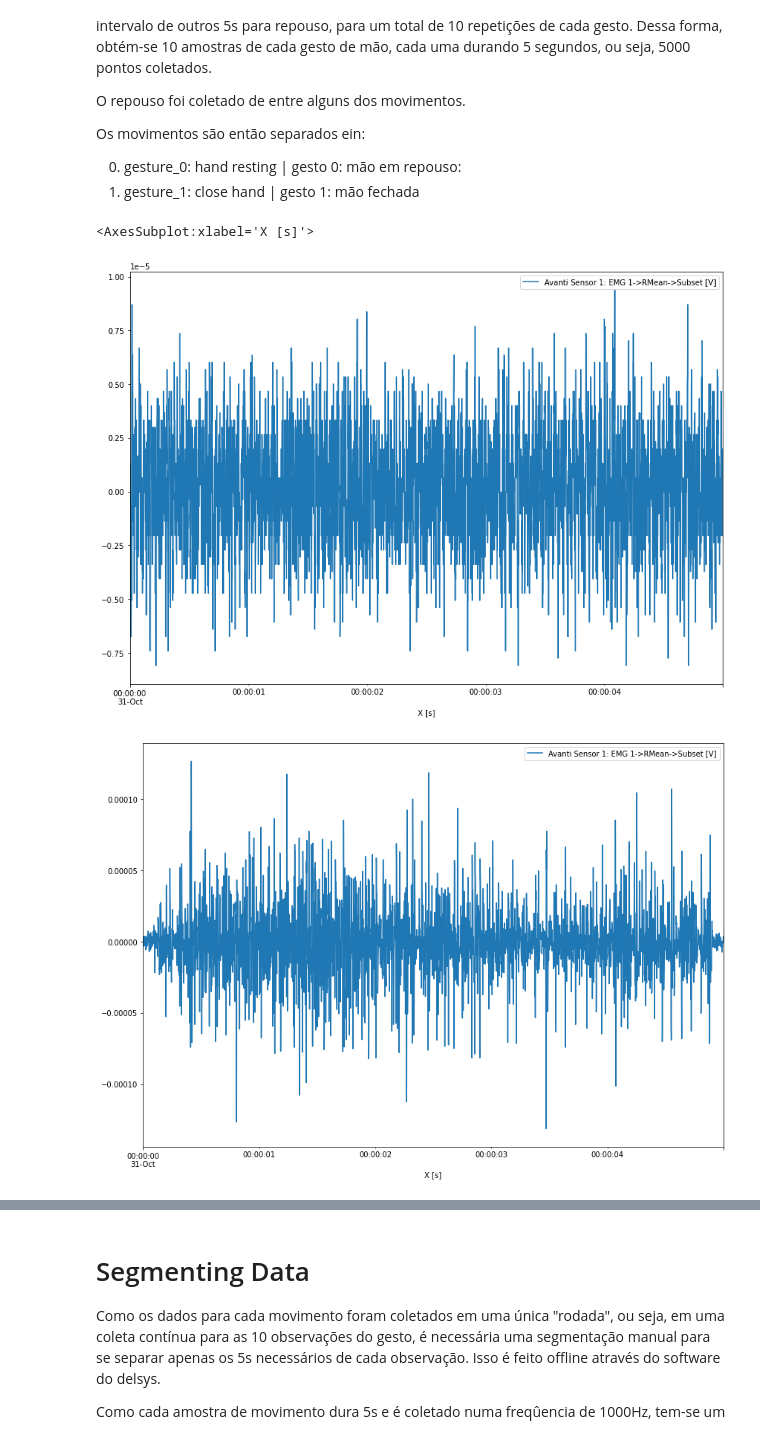
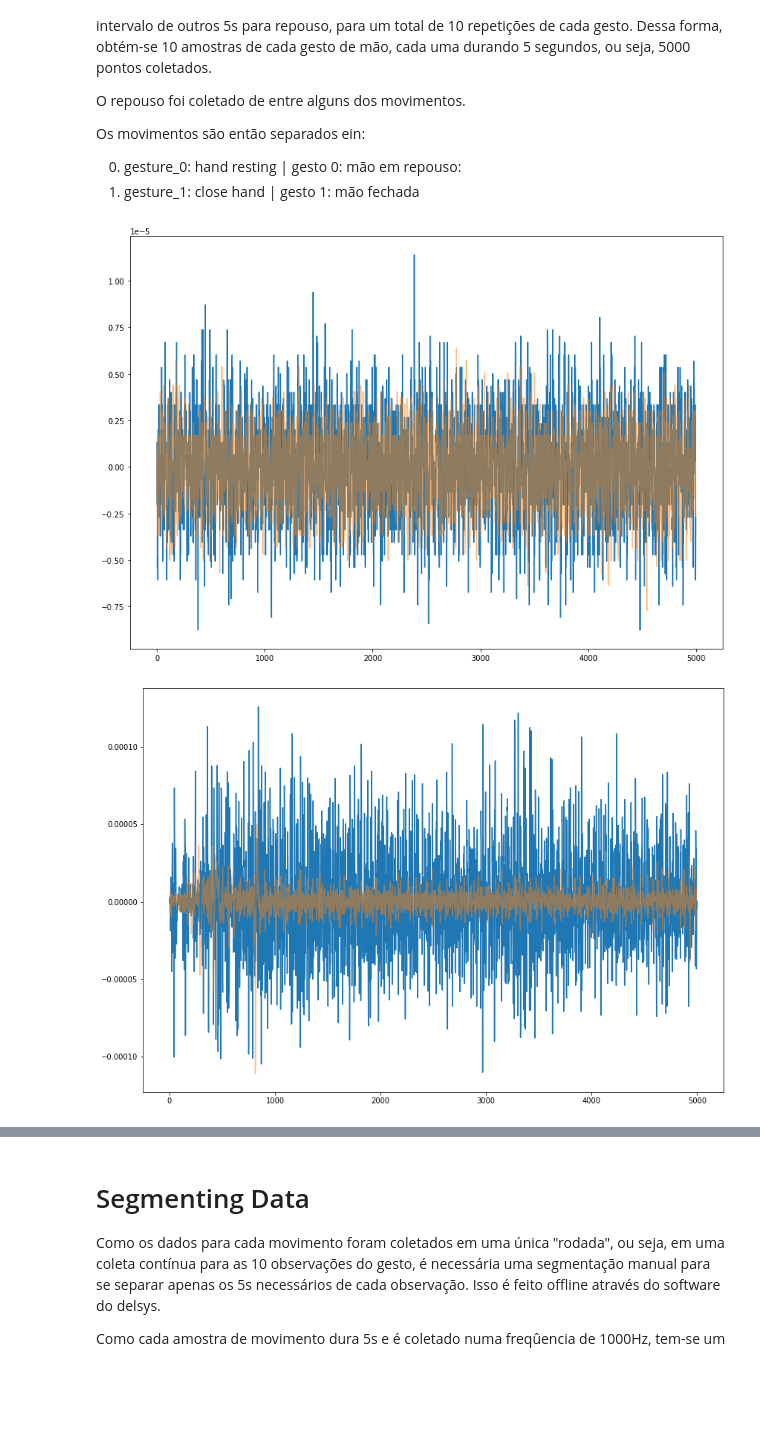
Before and after one commit to raphaelrcb/HMM_Classifier, a Jupyter notebook: Classifier_2channels.ipynb, the cells around one changed output, grey strips where cells are left out. Drawn from its saved outputs; the diff is of its cells as text; code cells hidden in the pictures; blank space fills up the shorter version.

Commit message:
implemented functions for 2 channels of emg

```diff
--- a/Classifier_2channels.ipynb
+++ b/Classifier_2channels.ipynb
@@ -15,6 +15,7 @@ Os movimentos são então separados ein:
 import numpy as np
 import pandas as pd
 from pandas import read_csv
+import matplotlib.pyplot as plt
 import hmmlearn
 
 gesture_samples = 10
@@ -23,40 +24,87 @@ file_name = 'https://raw.githubusercontent.com/raphaelrcb/TCC_UnB/raphael_dev/da
 file_name2 = 'https://raw.githubusercontent.com/raphaelrcb/TCC_UnB/raphael_dev/data/channel2_gesture_0_0.csv'
 
 # rest_hand_series = read_csv(file_name, header=1, usecols = [0,1], index_col = 0)
 rest_hand_series = []
 close_hand_series = []
 open_hand_series = []
 
 rest_hand_series2 = []
 close_hand_series2 = []
 open_hand_series2 = []
 
+# rest_hand_file2 = file_name2[:len(file_name2)-5] + str(888) + file_name2[len(file_name2)-4:]
+# print(rest_hand_file2)
+
 for i in range(gesture_samples):
     rest_hand_file =    file_name[:len(file_name)-5] + str(i) + file_name[len(file_name)-4:]
+    rest_hand_file2 = file_name2[:len(file_name2)-5] + str(i) + file_name2[len(file_name2)-4:]
     close_hand_file =   file_name[:len(file_name)-7] + "1_" + str(i) + file_name[len(file_name)-4:]
+    close_hand_file2 =   file_name2[:len(file_name2)-7] + "1_" + str(i) + file_name2[len(file_name2)-4:]
     open_hand_file =   file_name[:len(file_name)-7] + "2_" + str(i) + file_name[len(file_name)-4:]
-
-    # print(rest_hand_file)
+    open_hand_file2 =   file_name2[:len(file_name2)-7] + "2_" + str(i) + file_name2[len(file_name2)-4:]
+    # print(rest_hand_file) CHANNEL 1
     rest_hand_series.append(read_csv(rest_hand_file, header=1, usecols = [0,1], index_col = 0))
     rest_hand_series[i].index = pd.to_datetime(rest_hand_series[i].index, unit = 's', origin= 'unix')
     rest_hand_series[i].index = rest_hand_series[i].index.map(lambda t: t.replace(year=2021, month=10, day=31, hour=00))
     rest_hand_series[i].index = pd.DatetimeIndex(rest_hand_series[i].index).to_period('L')
-    # print(close_hand_file)
+
+    # print(rest_hand_file) CHANNEL 2
+    rest_hand_series2.append(read_csv(rest_hand_file2, header=1, usecols = [0,1], index_col = 0))
+    rest_hand_series2[i].index = pd.to_datetime(rest_hand_series2[i].index, unit = 's', origin= 'unix')
+    rest_hand_series2[i].index = rest_hand_series2[i].index.map(lambda t: t.replace(year=2021, month=10, day=31, hour=00))
+    rest_hand_series2[i].index = pd.DatetimeIndex(rest_hand_series2[i].index).to_period('L')
+
+    # print(close_hand_file) CHANNEL 1
     close_hand_series.append(read_csv(close_hand_file, header=1, usecols = [0,1], index_col = 0))
     close_hand_series[i].index = pd.to_datetime(close_hand_series[i].index, unit = 's', origin= 'unix')
     close_hand_series[i].index = close_hand_series[i].index.map(lambda t: t.replace(year=2021, month=10, day=31, hour=00))
     close_hand_series[i].index = pd.DatetimeIndex(close_hand_series[i].index).to_period('L')
-    # print(open_hand_file)
+
+    # print(close_hand_file) CHANNEL 2
+    close_hand_series2.append(read_csv(close_hand_file2, header=1, usecols = [0,1], index_col = 0))
+    close_hand_series2[i].index = pd.to_datetime(close_hand_series2[i].index, unit = 's', origin= 'unix')
+    close_hand_series2[i].index = close_hand_series2[i].index.map(lambda t: t.replace(year=2021, month=10, day=31, hour=00))
+    close_hand_series2[i].index = pd.DatetimeIndex(close_hand_series2[i].index).to_period('L')
+
+    # print(open_hand_file) CHANNEL 1
     open_hand_series.append(read_csv(open_hand_file, header=1, usecols = [0,1], index_col = 0))
     open_hand_series[i].index = pd.to_datetime(open_hand_series[i].index, unit = 's', origin= 'unix')
     open_hand_series[i].index = open_hand_series[i].index.map(lambda t: t.replace(year=2021, month=10, day=31, hour=00))
     open_hand_series[i].index = pd.DatetimeIndex(open_hand_series[i].index).to_period('L')
 
+    # print(open_hand_file) CHANNEL 2
+    open_hand_series2.append(read_csv(open_hand_file2, header=1, usecols = [0,1], index_col = 0))
+    open_hand_series2[i].index = pd.to_datetime(open_hand_series2[i].index, unit = 's', origin= 'unix')
+    open_hand_series2[i].index = open_hand_series2[i].index.map(lambda t: t.replace(year=2021, month=10, day=31, hour=00))
+    open_hand_series2[i].index = pd.DatetimeIndex(open_hand_series2[i].index).to_period('L')
+
 # plt.figure(figsize=(14,10))
-rest_hand_series[1].plot(figsize=(14,10))
-close_hand_series[2].plot(figsize=(14,10))
-open_hand_series[2].plot(figsize=(14,10))
+
+plt.figure(figsize=(14,10))
+plot_series = rest_hand_series[0].to_numpy()
+plt.plot(np.arange(plot_series.size), plot_series.flatten(), label='EMG channel 1')
+plot_series = rest_hand_series2[0].to_numpy()
+plt.plot(np.arange(plot_series.size), plot_series.flatten(), label='EMG channel 2', alpha=0.5)
+plt.show()
+
+plt.figure(figsize=(14,10))
+plot_series = close_hand_series[0].to_numpy()
+plt.plot(np.arange(plot_series.size), plot_series.flatten(), label='EMG channel 1')
+plot_series = close_hand_series2[0].to_numpy()
+plt.plot(np.arange(plot_series.size), plot_series.flatten(), label='EMG channel 2', alpha=0.5)
+plt.show()
+
+plt.figure(figsize=(14,10))
+plot_series = open_hand_series[0].to_numpy()
+plt.plot(np.arange(plot_series.size), plot_series.flatten(), label='EMG channel 1')
+plot_series = open_hand_series2[0].to_numpy()
+plt.plot(np.arange(plot_series.size), plot_series.flatten(), label='EMG channel 2', alpha=0.5)
+plt.show()
+
+# rest_hand_series[1].plot(figsize=(14,10))
+# rest_hand_series2[1].plot(figsize=(14,10))
+# close_hand_series[2].plot(figsize=(14,10))
+# open_hand_series[2].plot(figsize=(14,10))
 # %% [output]
-<AxesSubplot:xlabel='X [s]'>
-[figure, old version]
+[figure, new version]
-[figure, old version]
+[figure, new version]
```
Also changed, not shown: parts of 14 cells of this notebook.
